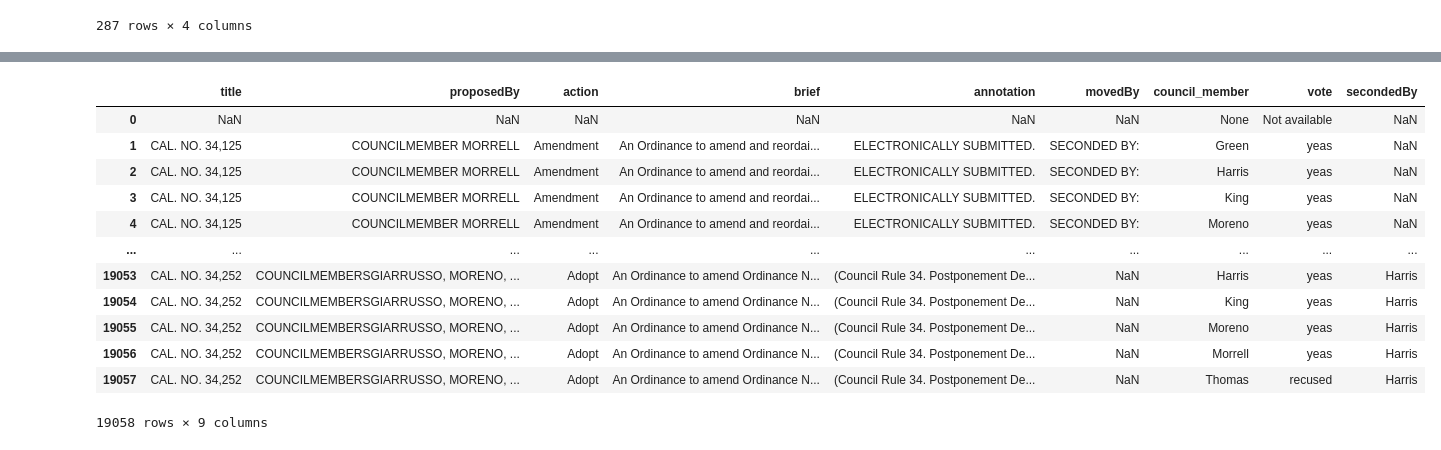
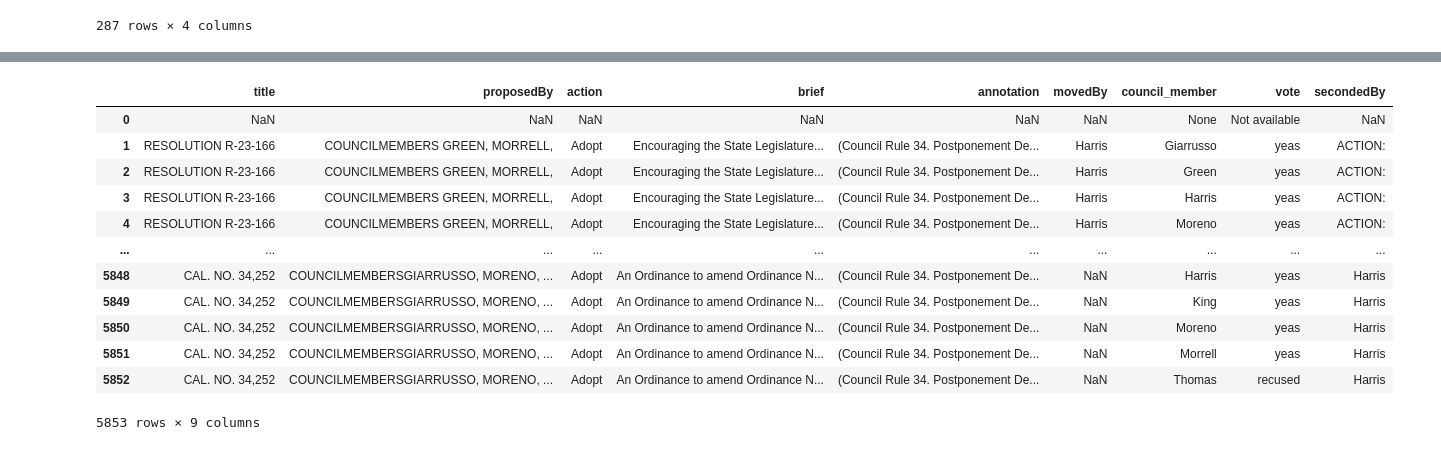
Before and after one commit to eye-on-surveillance/sawt, a Jupyter notebook: packages/supervised-model/extraction/src.ipynb, the cells around one changed output, grey strips where cells are left out. Saved outputs shown, nothing was run; the diff lists cells and outputs as text; code cells hidden in the pictures.

```diff
--- a/packages/supervised-model/extraction/src.ipynb
+++ b/packages/supervised-model/extraction/src.ipynb
@@ -76,10 +76,11 @@ def parse_text(text):
 
     return parsed_list
 
-df['parsed_text'] = df['text'].apply(parse_text)
+dfa = df.copy()
+dfa['parsed_text'] = dfa['text'].apply(parse_text)
 
-df = df.explode('parsed_text').reset_index(drop=True)
-df
+dfa = dfa.explode('parsed_text').reset_index(drop=True)
+dfa
 # %% [output]
 |  | filename | chunk | text | parsed_text |
 | 0 | /mnt/c/Users/ayyubi/Desktop/tgi/t... | 1 | """6/23/23, 5:41 PM\ncityofno.gra... | NaN |
@@ -173,9 +174,11 @@ def parse_text(text):
 
     return parsed_list
 
-df['parsed_text'] = df['text'].apply(parse_text)
+dfb = df.copy()
+dfb['parsed_text'] = dfb['text'].apply(parse_text)
 
-df = df.explode('parsed_text').reset_index(drop=True)
+dfb = dfb.explode('parsed_text').reset_index(drop=True)
+dfb
 # %% [output]
 |  | filename | chunk | text | parsed_text |
 | 0 | /mnt/c/Users/ayyubi/Desktop/tgi/t... | 1 | """6/23/23, 5:41 PM\ncityofno.gra... | NaN |
@@ -192,0 +196,4 @@ df = df.explode('parsed_text').reset_index(drop=True)
+# %%
+dfc = pd.concat([dfa,dfb])
+
+dfc
@@ -208,42 +229,42 @@ def dict_to_df(row):
 
     if isinstance(row, str):
         dict_data = ast.literal_eval(row)
     else:
         dict_data = row
 
     motion_data = dict_data['motionDetails'].copy()
     voting_details = motion_data.pop('votingDetails', {})
     motion_df = pd.json_normalize(motion_data)
 
     voting_data = []
     for member, vote in voting_details.items():
         if vote.lower() in votes:
             voting_data.append({'council_member': member, 'vote': vote})
 
     if not voting_data:
         voting_data.append({'council_member': None, 'vote': 'Not available'})
 
     voting_df = pd.DataFrame(voting_data)
 
     df = pd.concat([motion_df]*len(voting_df), ignore_index=True)
     df = pd.concat([df, voting_df], axis=1)
 
     return df
 
-data_df = pd.concat(df['parsed_text'].apply(dict_to_df).tolist(), ignore_index=True)
+data_df = pd.concat(dfc['parsed_text'].apply(dict_to_df).tolist(), ignore_index=True)
 
 data_df
 # %% [output]
 |  | title | proposedBy | action | brief | annotation | movedBy | council_member | vote | secondedBy |
 | 0 | NaN | NaN | NaN | NaN | NaN | NaN | None | Not available | NaN |
-| 1 | CAL. NO. 34,125 | COUNCILMEMBER MORRELL | Amendment | An Ordinance to amend and reordai... | ELECTRONICALLY SUBMITTED. | SECONDED BY: | Green | yeas | NaN |
-| 2 | CAL. NO. 34,125 | COUNCILMEMBER MORRELL | Amendment | An Ordinance to amend and reordai... | ELECTRONICALLY SUBMITTED. | SECONDED BY: | Harris | yeas | NaN |
-| 3 | CAL. NO. 34,125 | COUNCILMEMBER MORRELL | Amendment | An Ordinance to amend and reordai... | ELECTRONICALLY SUBMITTED. | SECONDED BY: | King | yeas | NaN |
-| 4 | CAL. NO. 34,125 | COUNCILMEMBER MORRELL | Amendment | An Ordinance to amend and reordai... | ELECTRONICALLY SUBMITTED. | SECONDED BY: | Moreno | yeas | NaN |
+| 1 | RESOLUTION R-23-166 | COUNCILMEMBERS GREEN, MORRELL, | Adopt | Encouraging the State Legislature... | (Council Rule 34. Postponement De... | Harris | Giarrusso | yeas | ACTION: |
+| 2 | RESOLUTION R-23-166 | COUNCILMEMBERS GREEN, MORRELL, | Adopt | Encouraging the State Legislature... | (Council Rule 34. Postponement De... | Harris | Green | yeas | ACTION: |
+| 3 | RESOLUTION R-23-166 | COUNCILMEMBERS GREEN, MORRELL, | Adopt | Encouraging the State Legislature... | (Council Rule 34. Postponement De... | Harris | Harris | yeas | ACTION: |
+| 4 | RESOLUTION R-23-166 | COUNCILMEMBERS GREEN, MORRELL, | Adopt | Encouraging the State Legislature... | (Council Rule 34. Postponement De... | Harris | Moreno | yeas | ACTION: |
 | ... | ... | ... | ... | ... | ... | ... | ... | ... | ... |
-| 19053 | CAL. NO. 34,252 | COUNCILMEMBERSGIARRUSSO, MORENO, ... | Adopt | An Ordinance to amend Ordinance N... | (Council Rule 34. Postponement De... | NaN | Harris | yeas | Harris |
-| 19054 | CAL. NO. 34,252 | COUNCILMEMBERSGIARRUSSO, MORENO, ... | Adopt | An Ordinance to amend Ordinance N... | (Council Rule 34. Postponement De... | NaN | King | yeas | Harris |
-| 19055 | CAL. NO. 34,252 | COUNCILMEMBERSGIARRUSSO, MORENO, ... | Adopt | An Ordinance to amend Ordinance N... | (Council Rule 34. Postponement De... | NaN | Moreno | yeas | Harris |
-| 19056 | CAL. NO. 34,252 | COUNCILMEMBERSGIARRUSSO, MORENO, ... | Adopt | An Ordinance to amend Ordinance N... | (Council Rule 34. Postponement De... | NaN | Morrell | yeas | Harris |
-| 19057 | CAL. NO. 34,252 | COUNCILMEMBERSGIARRUSSO, MORENO, ... | Adopt | An Ordinance to amend Ordinance N... | (Council Rule 34. Postponement De... | NaN | Thomas | recused | Harris |
+| 5848 | CAL. NO. 34,252 | COUNCILMEMBERSGIARRUSSO, MORENO, ... | Adopt | An Ordinance to amend Ordinance N... | (Council Rule 34. Postponement De... | NaN | Harris | yeas | Harris |
+| 5849 | CAL. NO. 34,252 | COUNCILMEMBERSGIARRUSSO, MORENO, ... | Adopt | An Ordinance to amend Ordinance N... | (Council Rule 34. Postponement De... | NaN | King | yeas | Harris |
+| 5850 | CAL. NO. 34,252 | COUNCILMEMBERSGIARRUSSO, MORENO, ... | Adopt | An Ordinance to amend Ordinance N... | (Council Rule 34. Postponement De... | NaN | Moreno | yeas | Harris |
+| 5851 | CAL. NO. 34,252 | COUNCILMEMBERSGIARRUSSO, MORENO, ... | Adopt | An Ordinance to amend Ordinance N... | (Council Rule 34. Postponement De... | NaN | Morrell | yeas | Harris |
+| 5852 | CAL. NO. 34,252 | COUNCILMEMBERSGIARRUSSO, MORENO, ... | Adopt | An Ordinance to amend Ordinance N... | (Council Rule 34. Postponement De... | NaN | Thomas | recused | Harris |
-19058 rows × 9 columns
+5853 rows × 9 columns
```
Also changed, not shown: parts of 3 cells of this notebook, 1 other file.
